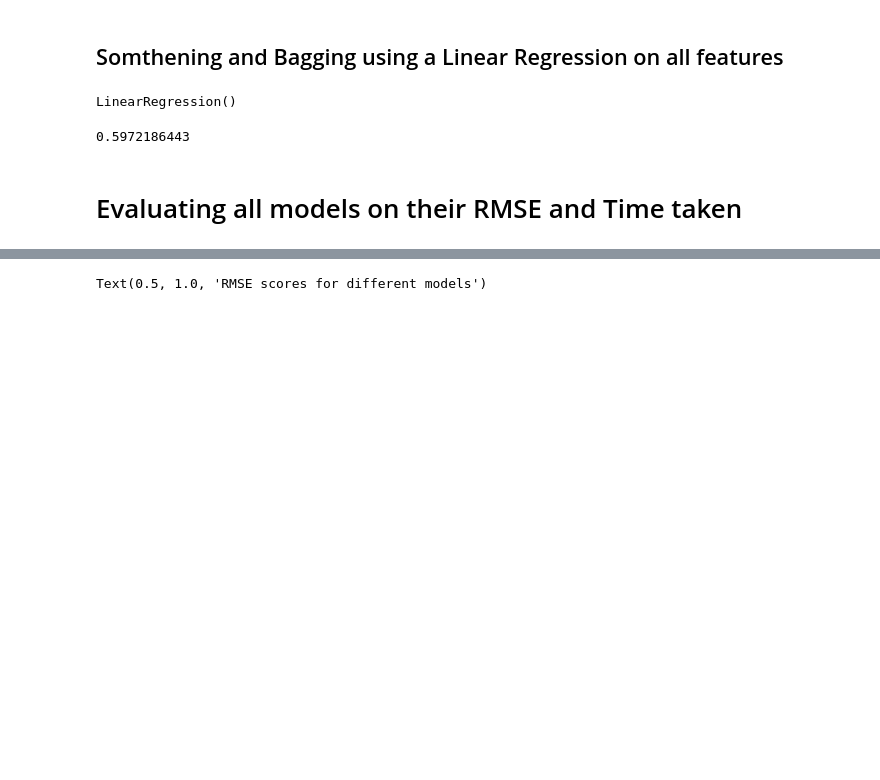
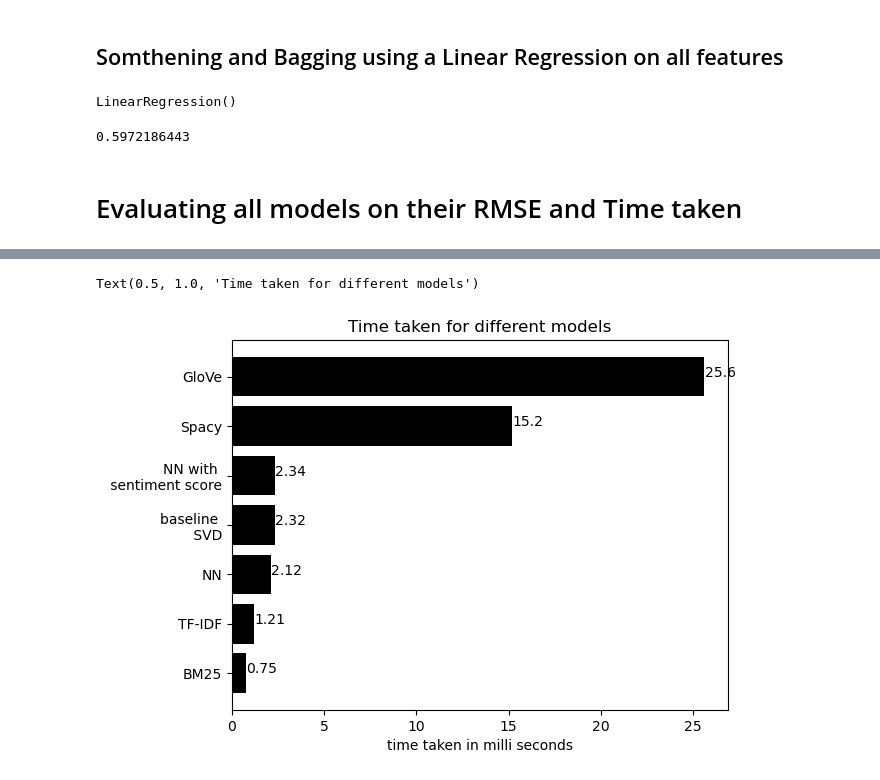
Before and after one commit to ketanmalempati/Food_Recommender_Systems, a Jupyter notebook: sim word.ipynb, the cells around one changed output, grey strips where cells are left out. Cells and saved outputs as stored; diff of their text form; code cells hidden in the pictures; blank space fills up the shorter version.

```diff
--- a/sim word.ipynb
+++ b/sim word.ipynb
@@ -633,5 +632,5 @@ for i in range(len(time_taken)):
 # adding labels
 
 ax.set_xlabel("time taken in milli seconds")
-ax.set_title("RMSE scores for different models")
+ax.set_title("Time taken for different models")
 # %% [output]
@@ -640 +637,2 @@ ax.set_title("RMSE scores for different models")
-Text(0.5, 1.0, 'RMSE scores for different models')
+Text(0.5, 1.0, 'Time taken for different models')
+[figure, added]
```
Also changed, not shown: parts of 6 cells of this notebook.
